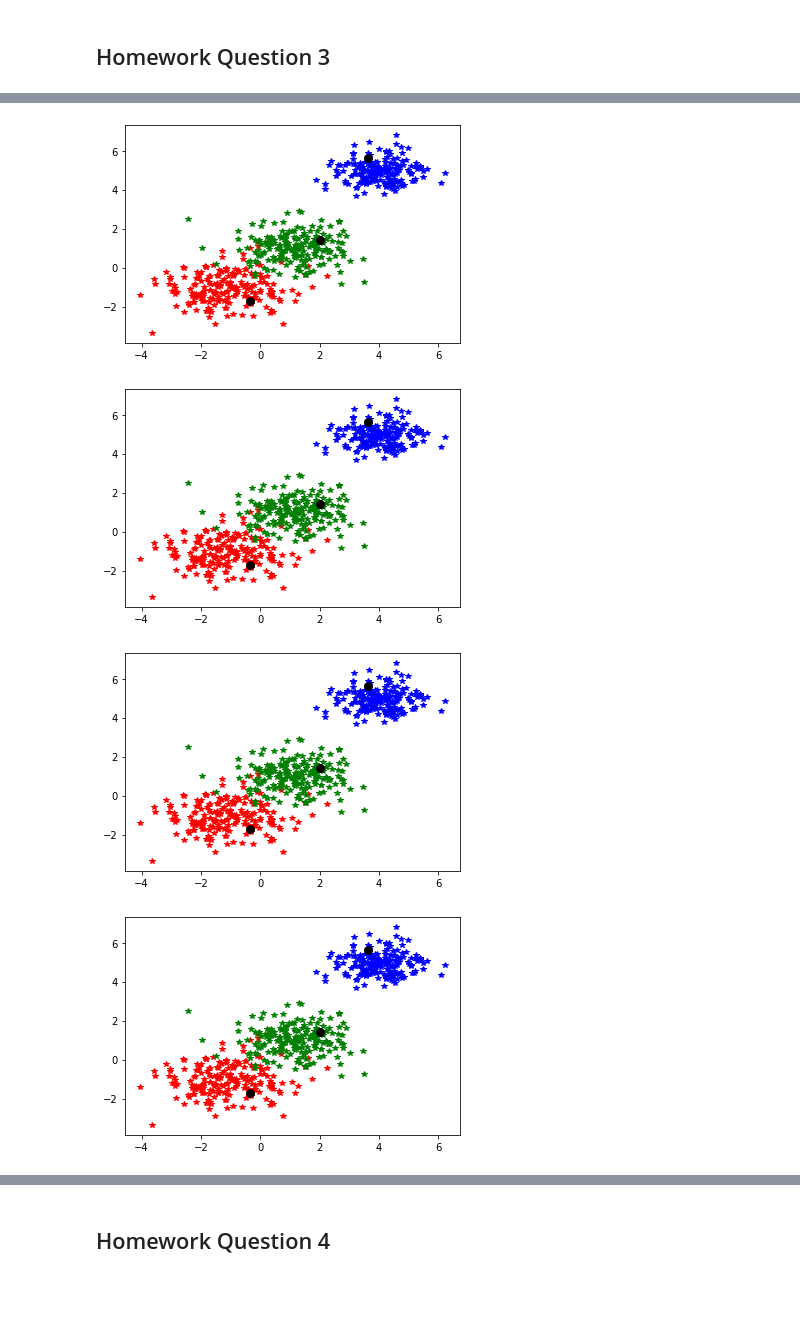
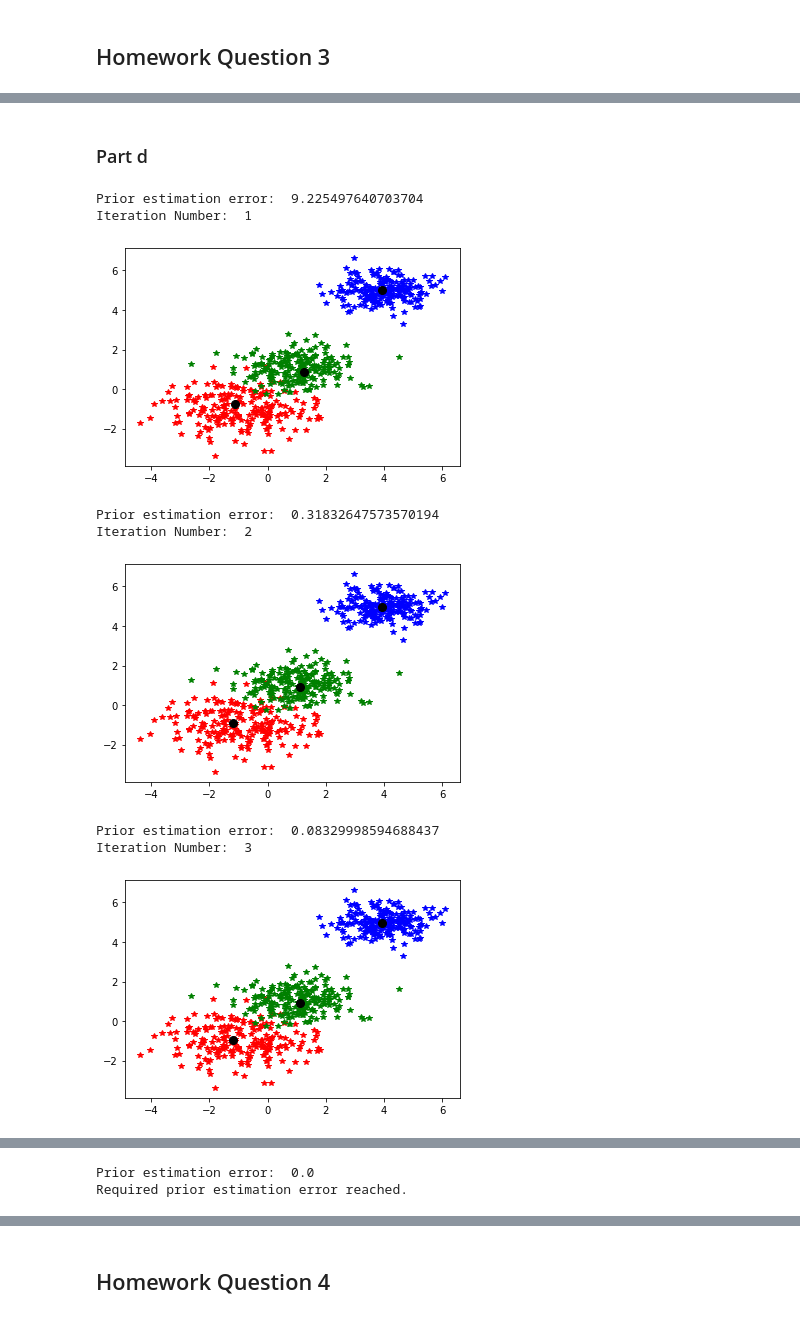
Before and after one commit to rarnold97/WSU, a Jupyter notebook: CS_7840/hw/hw1/rarnold_hw1.ipynb, the cells around one changed output, grey strips where cells are left out. Saved outputs shown, nothing was run; the diff lists cells and outputs as text; code cells hidden in the pictures; blank space fills up the shorter version.

```diff
--- a/CS_7840/hw/hw1/rarnold_hw1.ipynb
+++ b/CS_7840/hw/hw1/rarnold_hw1.ipynb
@@ -224,24 +376,41 @@ plt.plot(X[400:600,0], X[400:600, 1], 'b*')
+# %% [markdown]
+### Part d
 # %%
-from scipy.spatial.distance import cdist
-x = X
-k = 3
-no_of_iterations = 5
-idx = np.sort(np.random.choice(len(x), k, replace=False))
+for i in range(no_of_iterations):
 
-for i in range(no_of_iterations):
-    centroids = x[idx,:]
+    centroids = []
+    for idx in range(k):
+        temp_cent = x[points==idx].mean(axis=0)
+        centroids.append(temp_cent)
+
+    centroids = np.vstack(centroids)
+    prior_estimation_error = np.sum(old_cent - centroids)
+    print("Prior estimation error: ",prior_estimation_error)
+    if np.abs(prior_estimation_error) < 0.01:
+        print("Required prior estimation error reached.")
+        break
+
+    print("Iteration Number: ", i+1)
+
+    old_cent = centroids
     k_by_1_corr_fn = cdist(x, centroids, 'seuclidean')
     points = np.array([np.argmin(i) for i in k_by_1_corr_fn])
 
     fig = plt.figure()
     ax = plt.subplot(111)
     ax.plot(X[0:200,0], X[0:200, 1], 'r*')
     ax.plot(X[200:400,0], X[200:400,1], 'g*')
     ax.plot(X[400:600,0], X[400:600, 1], 'b*')
 
-ax.plot(centroids[:,0], centroids[:,1], 'ko', markersize=8, label='centroids')
+    ax.plot(centroids[:,0], centroids[:,1], 'ko', markersize=8, label='centroids')
+    plt.show()
 # %% [output]
+Prior estimation error:  9.225497640703704
+Iteration Number:  1
-[figure, old version]
+[figure, new version]
+Prior estimation error:  0.31832647573570194
+Iteration Number:  2
-[figure, old version]
+[figure, new version]
+Prior estimation error:  0.08329998594688437
+Iteration Number:  3
-[figure, old version]
+[figure, new version]
-[figure, removed]
@@ -248,0 +417,2 @@ ax.plot(centroids[:,0], centroids[:,1], 'ko', markersize=8, label='centroids')
+Prior estimation error:  0.0
+Required prior estimation error reached.
```
Also changed, not shown: parts of 73 cells of this notebook.
